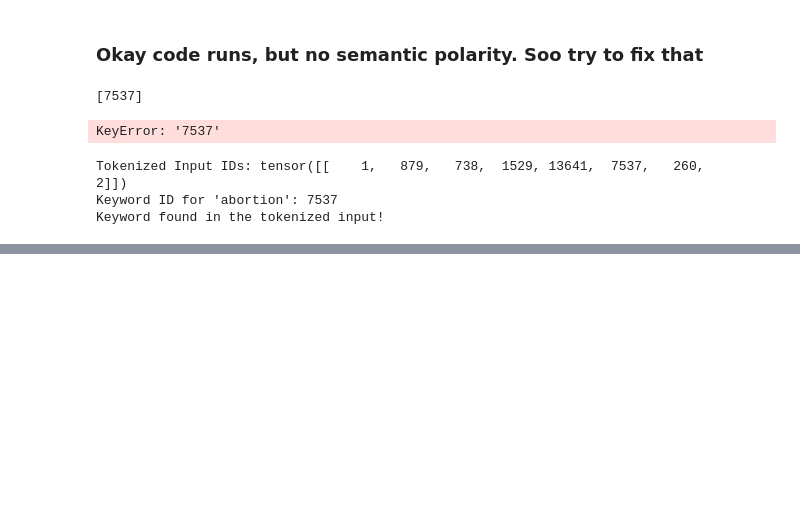
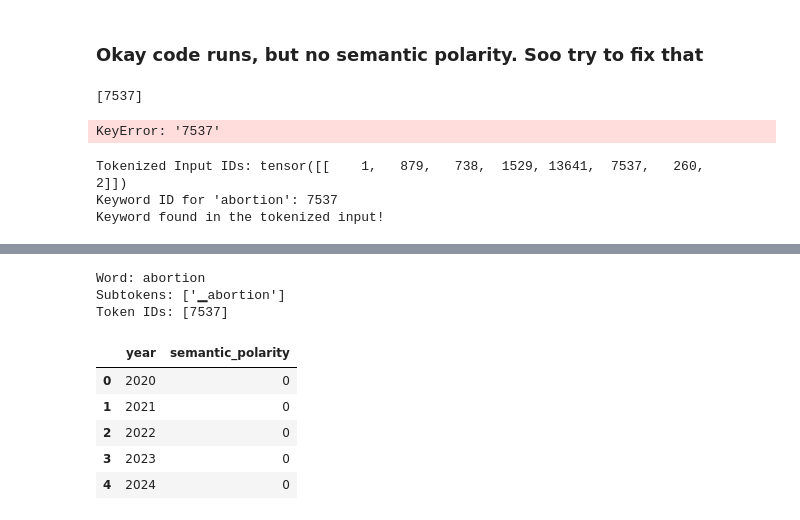
Before and after one commit to soerinev/Bachelor, a Jupyter notebook: semantic_polarization.ipynb, the cells around one changed output, grey strips where cells are left out. Drawn from its saved outputs; the diff is of its cells as text; code cells hidden in the pictures; blank space fills up the shorter version.

```diff
--- a/semantic_polarization.ipynb
+++ b/semantic_polarization.ipynb
@@ -1124,0 +1420,80 @@ Keyword found in the tokenized input!
+# %%
+from transformers import DebertaV2Tokenizer
+
+# Load the tokenizer
+tokenizer = DebertaV2Tokenizer.from_pretrained('microsoft/deberta-v3-large')
+
+# Word to tokenize
+keyword = "abortion"
+
+# Tokenize the word to inspect sub-tokens
+subtokens = tokenizer.tokenize(keyword)
+token_ids = tokenizer.encode(keyword, add_special_tokens=False)
+
+print(f"Word: {keyword}")
+print(f"Subtokens: {subtokens}")
+print(f"Token IDs: {token_ids}")
+# %% [output]
+Word: abortion
+Subtokens: ['▁abortion']
+Token IDs: [7537]
+# %%
+# NO sliding window appraoch
+
+# Load BERT model and tokenizer
+tokenizer = DebertaV2Tokenizer.from_pretrained('microsoft/deberta-v2-xlarge')
+model = AutoModel.from_pretrained('microsoft/deberta-v3-large')
+
+# Function to get contextual embedding for a specific keyword in an article
+def get_contextual_embedding(text, keyword):
+    tokens = tokenizer(text, return_tensors='pt', padding=True, truncation=True, max_length=512)
+    with torch.no_grad():
+        output = model(**tokens)
+    keyword_id = tokenizer.encode(keyword, add_special_tokens=False)[0]
+    keyword_index = (tokens.input_ids == keyword_id).nonzero(as_tuple=True)[1]
+
+    if len(keyword_index) > 0:
+        return output.last_hidden_state[0, keyword_index, :].mean(dim=0).numpy()
+    else:
+        return None  # Return None if keyword isn't found
+
+# Function to compute semantic polarity
+def compute_semantic_polarity(cnn_embeddings, fox_embeddings):
+    total_distance = 0
+    count = 0
+    for cnn_emb in cnn_embeddings:
+        for fox_emb in fox_embeddings:
+            distance = 1 - cosine_similarity(cnn_emb.reshape(1, -1), fox_emb.reshape(1, -1))[0][0]
+            total_distance += distance
+            count += 1
+    return total_distance / count if count > 0 else 0
+
+# Group articles by year
+df['year'] = pd.to_datetime(df['date']).dt.year
+results = []
+
+for year, group in df.groupby('year'):
+    cnn_group = group[group['source'] == 'CNN']
+    fox_group = group[group['source'] == 'Fox News']
+
+    # Extract embeddings for each article mentioning 'abortion'
+    cnn_embeddings = [get_contextual_embedding(body, 'abortion') for body in cnn_group['body'] if get_contextual_embedding(body, 'abortion') is not None]
+    fox_embeddings = [get_contextual_embedding(body, 'abortion') for body in fox_group['body'] if get_contextual_embedding(body, 'abortion') is not None]
+
+    # Calculate semantic polarity for this year
+    sp_score = compute_semantic_polarity(cnn_embeddings, fox_embeddings)
+    results.append({'year': year, 'semantic_polarity': sp_score})
+
+# Convert results to a DataFrame
+sp_df = pd.DataFrame(results)
+
+# Display results
+#import ace_tools as tools; tools.display_dataframe_to_user(name="Semantic Polarity Over Time", dataframe=sp_df)
+sp_df
+# %% [output]
+|  | year | semantic_polarity |
+| 0 | 2020 | 0 |
+| 1 | 2021 | 0 |
+| 2 | 2022 | 0 |
+| 3 | 2023 | 0 |
+| 4 | 2024 | 0 |
```
Also changed, not shown: parts of 42 cells of this notebook.
